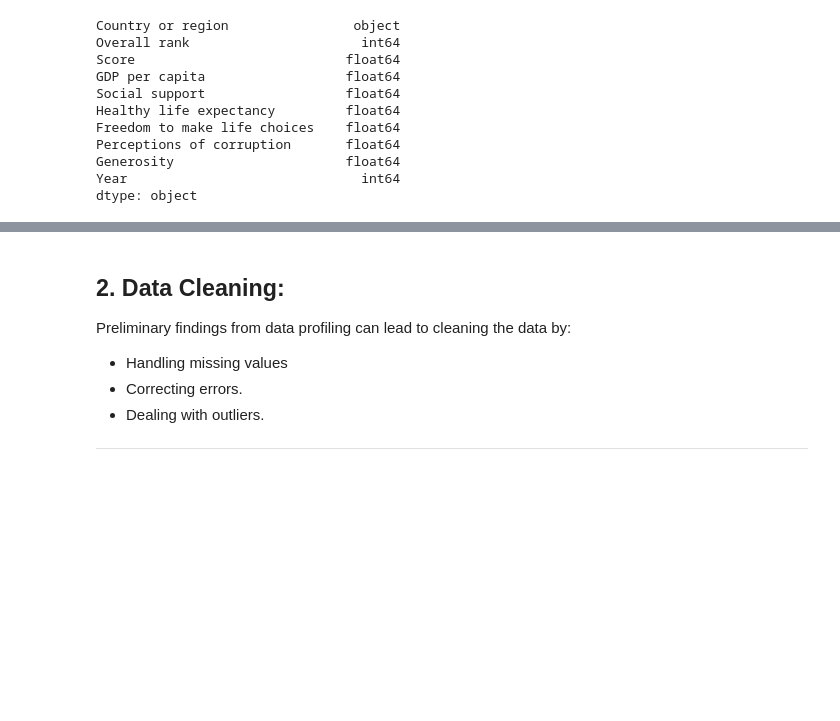
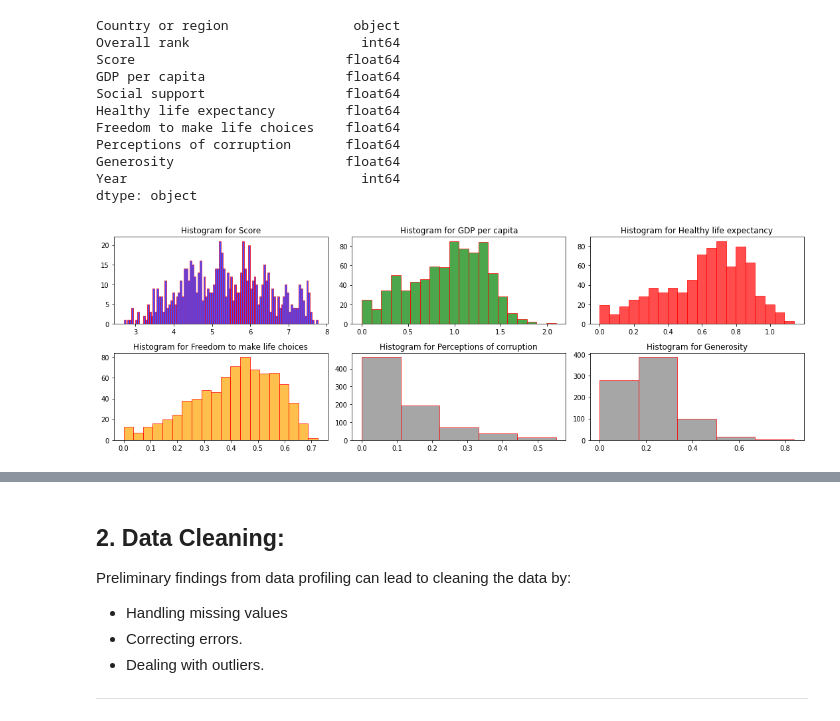
Before and after one commit to Tuwaiq-DS-ML-bootcamp-V-7/Usecase-2, a Jupyter notebook: Usecase-2.ipynb, the cells around one changed output, grey strips where cells are left out. Cells and saved outputs as stored; diff of their text form; code cells hidden in the pictures; blank space fills up the shorter version.

```diff
--- a/Usecase-2.ipynb
+++ b/Usecase-2.ipynb
@@ -664,2 +660,30 @@ dtype: object
 # %%
 # check outliers
+# Create a figure and an array of axes with a subplot for each histogram
+fig, axes = plt.subplots(2, 3, figsize=(15, 5))
+
+# Plot a histogram for each dataset using plt.hist
+axes[0][0].hist(world_happiness_df['Score'],edgecolor = 'red', bins=100, alpha=0.7, color='blue')
+axes[0][0].set_title('Histogram for Score')
+
+axes[0][1].hist(world_happiness_df['GDP per capita'], edgecolor = 'red', bins=20, alpha=0.7, color='green')
+axes[0][1].set_title('Histogram for GDP per capita')
+
+axes[0][2].hist(world_happiness_df['Healthy life expectancy'], edgecolor = 'red', bins=20, alpha=0.7, color='red')
+axes[0][2].set_title('Histogram for Healthy life expectancy')
+
+axes[1][0].hist(world_happiness_df['Freedom to make life choices'], edgecolor = 'red', bins=20, alpha=0.7, color='orange')
+axes[1][0].set_title('Histogram for Freedom to make life choices')
+
+axes[1][1].hist(world_happiness_df[world_happiness_df['Perceptions of corruption'] != -1]['Perceptions of corruption'],
+                edgecolor='red', bins=5, alpha=0.7, color='grey')
+axes[1][1].set_title('Histogram for Perceptions of corruption')
+
+axes[1][2].hist(world_happiness_df['Generosity'],edgecolor = 'red', bins=5, alpha=0.7, color='grey')
+axes[1][2].set_title('Histogram for Generosity')
+
+# Display the plots
+plt.tight_layout()
+plt.show()
+# %% [output]
+[figure, added]
```
Also changed, not shown: parts of 4 cells of this notebook.
